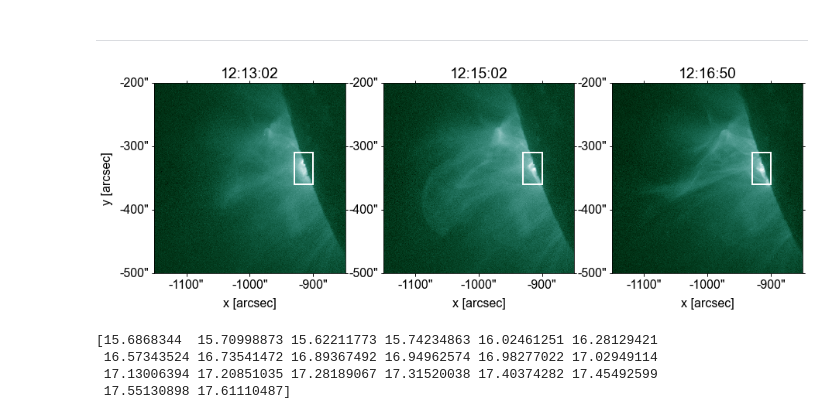
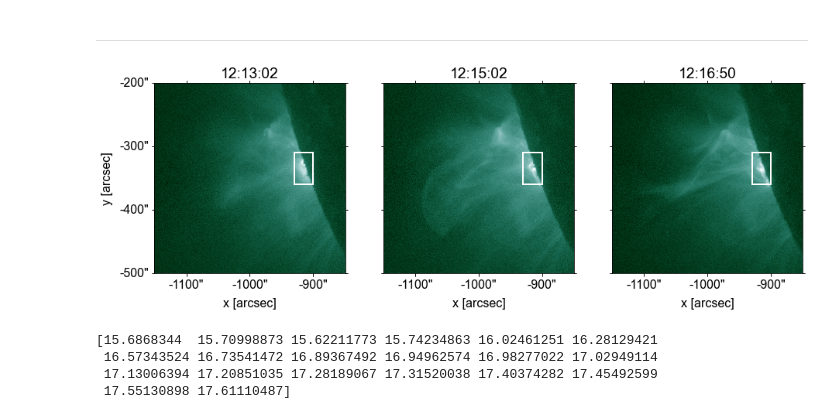
Before and after one commit to ianan/demreg, a Jupyter notebook: python/example_aia_getprep.ipynb, the cells around one changed output. Drawn from its saved outputs; the diff is of its cells as text; code cells hidden in the pictures.

```diff
--- a/python/example_aia_getprep.ipynb
+++ b/python/example_aia_getprep.ipynb
@@ -99,34 +100,38 @@ ax1 = fig.add_subplot(1, 3, 1, projection=aprep[0])
 aprep[0].plot(axes=ax1)
 ax1.set_xlabel("x [arcsec]")
 ax1.set_ylabel("y [arcsec]")
 ax1.set_title(aprep[0].meta["date-obs"][11:19])
 ax1.grid(False)
 aprep[0].draw_quadrangle(SkyCoord(bbl[0],bbl[1], frame=aprep[0].coordinate_frame),\
                          top_right=SkyCoord(btr[0],btr[1], frame=aprep[0].coordinate_frame),\
                          edgecolor="white",lw=2)
 
 ax2 = fig.add_subplot(1, 3, 2, projection=aprep[10])
 aprep[10].plot(axes=ax2)
 ax2.set_xlabel("x [arcsec]")
 ax2.set_ylabel(" ")
+tx, ty = ax2.coords
+ty.set_ticklabel_visible(False)
 ax2.set_title(aprep[10].meta["date-obs"][11:19])
 ax2.grid(False)
 aprep[10].draw_quadrangle(SkyCoord(bbl[0],bbl[1], frame=aprep[10].coordinate_frame),\
                          top_right=SkyCoord(btr[0],btr[1], frame=aprep[10].coordinate_frame),\
                          edgecolor="white",lw=2)
 
 ax3 = fig.add_subplot(1, 3, 3, projection=aprep[19])
 aprep[19].plot(axes=ax3)
 ax3.set_xlabel("x [arcsec]")
 ax3.set_ylabel(" ")
+tx, ty = ax3.coords
+ty.set_ticklabel_visible(False)
 ax3.set_title(aprep[19].meta["date-obs"][11:19])
 ax3.grid(False)
 aprep[19].draw_quadrangle(SkyCoord(bbl[0],bbl[1], frame=aprep[19].coordinate_frame),\
                          top_right=SkyCoord(btr[0],btr[1], frame=aprep[19].coordinate_frame),\
                          edgecolor="white",lw=2)
 plt.show()
 # %% [output]
-[figure, old version]
+[figure, new version]
 # %%
 # Let's loop over the subregion to find the mean DN/px
 data=[]
```
Also changed, not shown: parts of 1 cell of this notebook, 1 other file.
